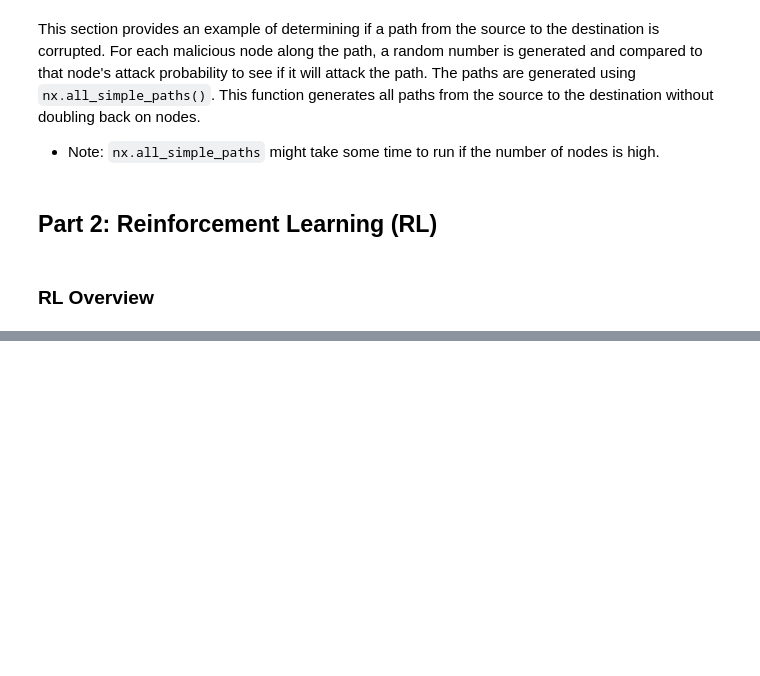
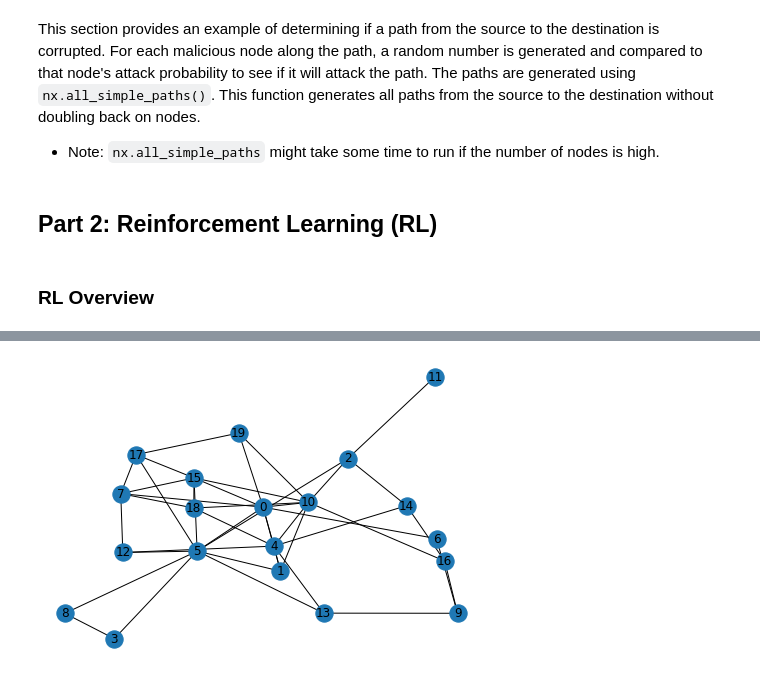
Before and after one commit to apeiffer/IoTSecurity, a Jupyter notebook: code/Network Analysis.ipynb, the cells around one changed output, grey strips where cells are left out. Drawn from its saved outputs; the diff is of its cells as text; code cells hidden in the pictures; blank space fills up the shorter version.

```diff
--- a/code/Network Analysis.ipynb
+++ b/code/Network Analysis.ipynb
@@ -81,12 +77,12 @@ We randomly assign some percentage (according to `percent_mal`) of the nodes to
 # %%
 mal_nodes = []
 
-num_mal = int(N * percent_mal)
+num_mal = int(network_size * percent_mal)
 
 while (num_mal > 0):
-    rand = np.random.randint(0, N)
+    rand = np.random.randint(0, network_size)
 
-    if rand != 0 and rand != N-1 and rand not in mal_nodes:
+    if rand != 0 and rand != network_size-1 and rand not in mal_nodes:
         mal_nodes.append(rand)
         num_mal -= 1
 # %% [markdown]
@@ -95,7 +91,7 @@ For each node in the graph, we create an `agent` class for it. Each agent has th
 * `mal`: Whether or not the node is malicious
 * `attack_prob`: Random number drawn from a uniform distribution with bounds highlighted in the hyperparameters section; this indicates how likely a malicious node is to "attack"
 # %%
-nodes = list(range(0, N))
+nodes = list(range(0, network_size))
 agents = []
 
 for node in nodes:
@@ -148,0 +243,9 @@ Assign a reward based on how many hops it takes, and if it's corrupted or not (t
+# %%
+env = graphRL(network_size=20, edge_prob=0.1)
+env.render()
+
+for _ in range(1000):
+    env.step(env.action_space.sample()) # take a random action
+env.close()
+# %% [output]
+[figure, added]
```
Also changed, not shown: parts of 14 cells of this notebook, 1 other file.
